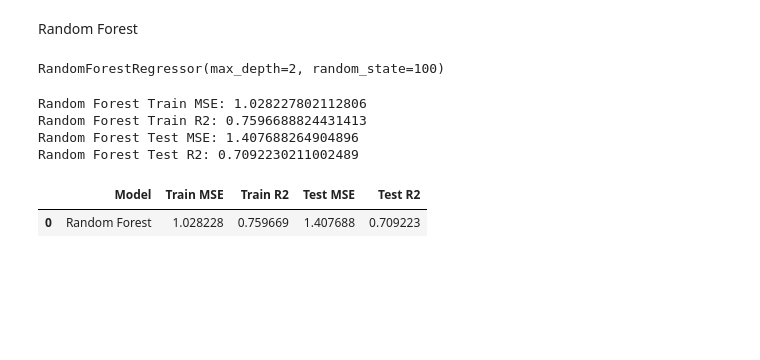
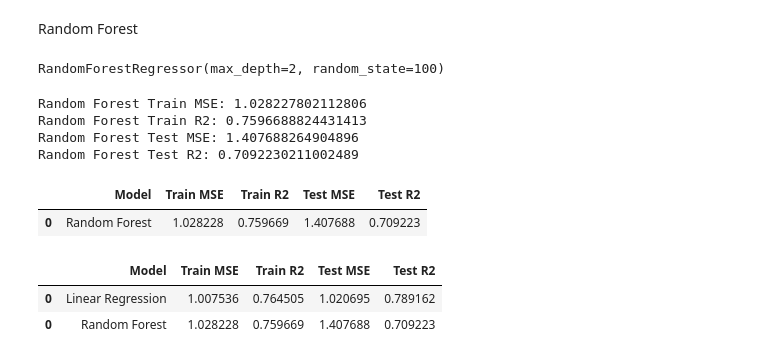
Before and after one commit to Rupesh-AI404/first_ml_project, a Jupyter notebook: first.ipynb, the cells around one changed output. Drawn from its saved outputs; the diff is of its cells as text; code cells hidden in the pictures; blank space fills up the shorter version.

Commit message:
Comparing Models

```diff
--- a/first.ipynb
+++ b/first.ipynb
@@ -198,3 +198,9 @@ rf_results
 | 0 | Random Forest | 1.028228 | 0.759669 | 1.407688 | 0.709223 |
 # %%
 # Model comparison
+df_models = pd.concat([lr_results, rf_results], axis=0)
+df_models
+# %% [output]
+|  | Model | Train MSE | Train R2 | Test MSE | Test R2 |
+| 0 | Linear Regression | 1.007536 | 0.764505 | 1.020695 | 0.789162 |
+| 0 | Random Forest | 1.028228 | 0.759669 | 1.407688 | 0.709223 |
```
